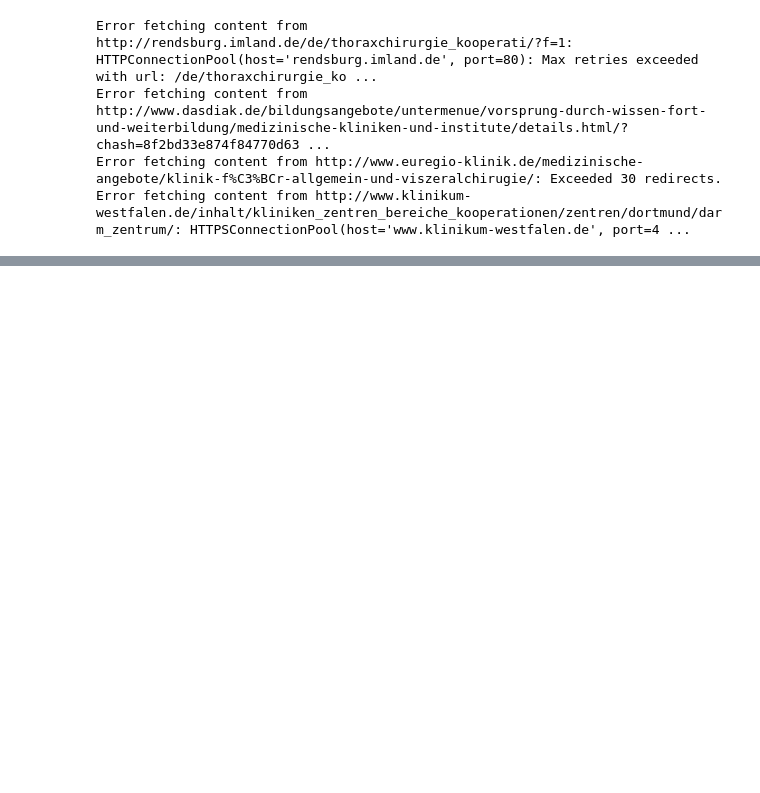
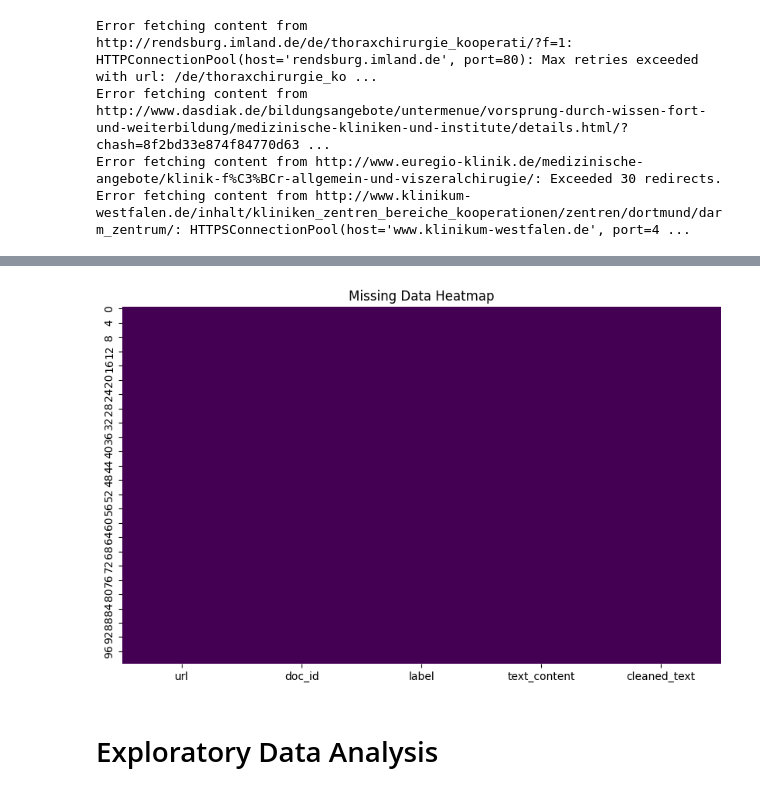
Before and after one commit to nikhilbansal23/KeywordsDetection, a Jupyter notebook: Keyword_Detection_on_Websites.ipynb, the cells around one changed output, grey strips where cells are left out. Cells and saved outputs as stored; diff of their text form; code cells hidden in the pictures; blank space fills up the shorter version.

```diff
--- a/Keyword_Detection_on_Websites.ipynb
+++ b/Keyword_Detection_on_Websites.ipynb
@@ -94,3 +73,0 @@ df['clean_text'] = df['text_content'].apply(clean_and_extract)
-# %%
-df.drop(['text_content'],inplace =True,axis=1)
-# train.columns
@@ -101,0 +116,30 @@ df.head(1)
+# %%
+df['cleaned_text'] = df['text_content'].apply(clean_html_text_by_language)
+# %%
+from gensim.parsing import preprocessing
+
+
+def preprocess_html_text(html_text: str) -> str:
+    preprocessed_text = preprocessing.strip_non_alphanum(s=html_text)
+    preprocessed_text = preprocessing.strip_multiple_whitespaces(s=preprocessed_text)
+    preprocessed_text = preprocessing.strip_punctuation(s=preprocessed_text)
+    preprocessed_text = preprocessing.strip_numeric(s=preprocessed_text)
+
+    preprocessed_text = preprocessing.stem_text(text=preprocessed_text)
+    preprocessed_text = preprocessing.remove_stopwords(s=preprocessed_text)
+    return preprocessed_text
+# %%
+df["cleaned_text"] = df["cleaned_text"].apply(preprocess_html_text)
+# %%
+# Check for missing data using heatmap. Looks like we are good to go with missing data handling
+missing_data = df.isnull().sum()
+
+# Visualize missing data
+plt.figure(figsize=(10, 6))
+sns.heatmap(df.isnull(), cbar=False, cmap='viridis')
+plt.title('Missing Data Heatmap')
+plt.show()
+# %% [output]
+[figure, added]
+# %% [markdown]
+# Exploratory Data Analysis
```
Also changed, not shown: parts of 47 cells of this notebook.
